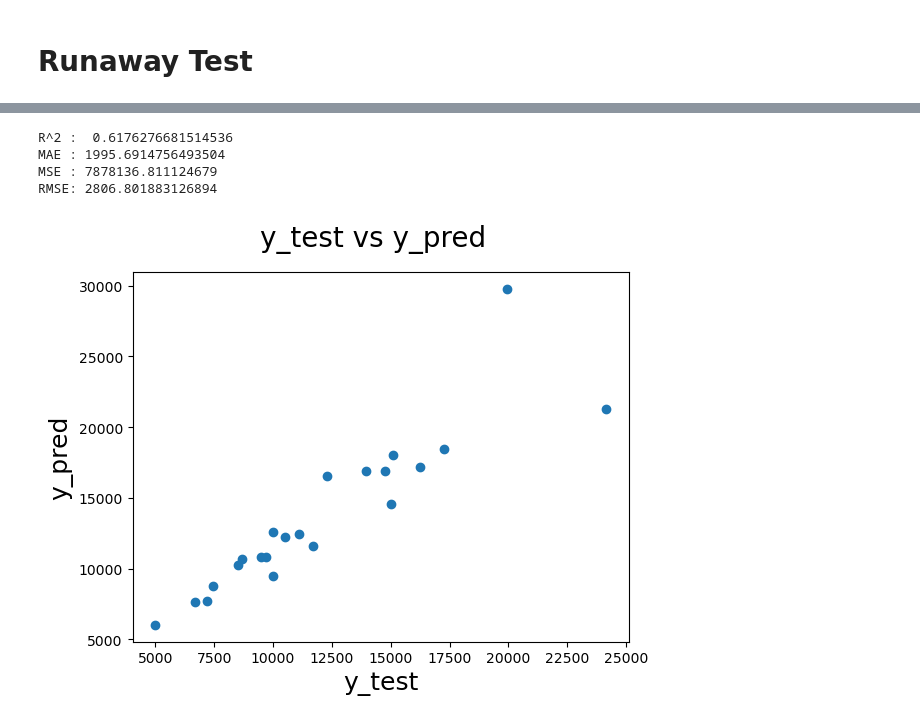
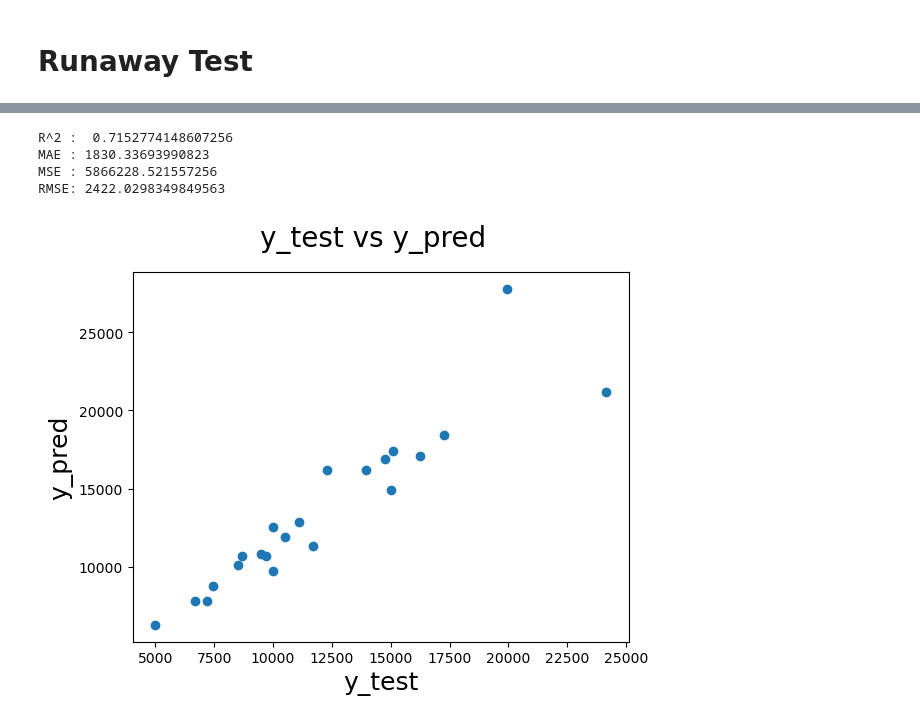
Before and after one commit to blue-quark/trailer_price_regression, a Jupyter notebook: trailer-price-regression.ipynb, the cells around one changed output, grey strips where cells are left out. Drawn from its saved outputs; the diff is of its cells as text; code cells hidden in the pictures.

Commit message:
Kaggle Notebook | Trailer Price Regression | Version 25

```diff
--- a/trailer-price-regression.ipynb
+++ b/trailer-price-regression.ipynb
@@ -848,5 +846,5 @@ array([12104.68033333, 12080.29533333, 14176.09366667, 14176.09366667,
 data4=data3.drop(data.index[20:24])
 # %%
 #removing features which preformed worst in numerous tests
-X = data4.drop(['price', 'Wall Material', 'Rear Door', 'Rear Door Window'],axis=1)
+X = data4.drop(['price'],axis=1)
 y=data4['price']
@@ -866,14 +853,29 @@ X_train,X_test,y_train,y_test = train_test_split(X,y,test_size=0.25,random_state
 # %%
 X_train_scaled = scaler.fit_transform(X_train)
 X_test_scaled = scaler.transform(X_test)
+# %%
+def runaway_experiment(model):
+    model.fit(X_train_scaled, y_train)
+    y_pred = model.predict(X_test_scaled)
+    print("R^2 : ", r2_score(y_test, y_pred))
+    print("MAE :", mean_absolute_error(y_test,y_pred))
+    print("MSE :", mean_squared_error(y_test,y_pred))
+    print("RMSE:",np.sqrt(mean_squared_error(y_test, y_pred)))
+    #EVALUATION OF THE MODEL
+    # Plotting y_test and y_pred to understand the spread.
+    fig = plt.figure()
+    plt.scatter(y_test,y_pred)
+    fig.suptitle('y_test vs y_pred', fontsize=20)              # Plot heading
+    plt.xlabel('y_test', fontsize=18)                          # X-label
+    plt.ylabel('y_pred', fontsize=18)
 # %%
-model_10 = RandomForestRegressor(n_estimators=1000, max_features='auto', max_depth=10, min_samples_leaf=1, random_state=42)
+model_10 = RandomForestRegressor(n_estimators=500, max_features='auto', max_depth=5, min_samples_leaf=1, random_state=32)
 #(criterion= 'squared_error', n_estimators=1000, max_features='sqrt', max_depth=15, min_samples_leaf=1, random_state=0)
 #(n_estimators=5000, max_depth=15, min_samples_leaf=3, random_state=1)
-run_experiment(model_10)
+runaway_experiment(model_10)
 # %% [output]
-R^2 :  0.6176276681514536
-MAE : 1995.6914756493504
-MSE : 7878136.811124679
-RMSE: 2806.801883126894
+R^2 :  0.7152774148607256
+MAE : 1830.33693990823
+MSE : 5866228.521557256
+RMSE: 2422.0298349849563
-[figure, old version]
+[figure, new version]
```
Also changed, not shown: parts of 22 cells of this notebook.
